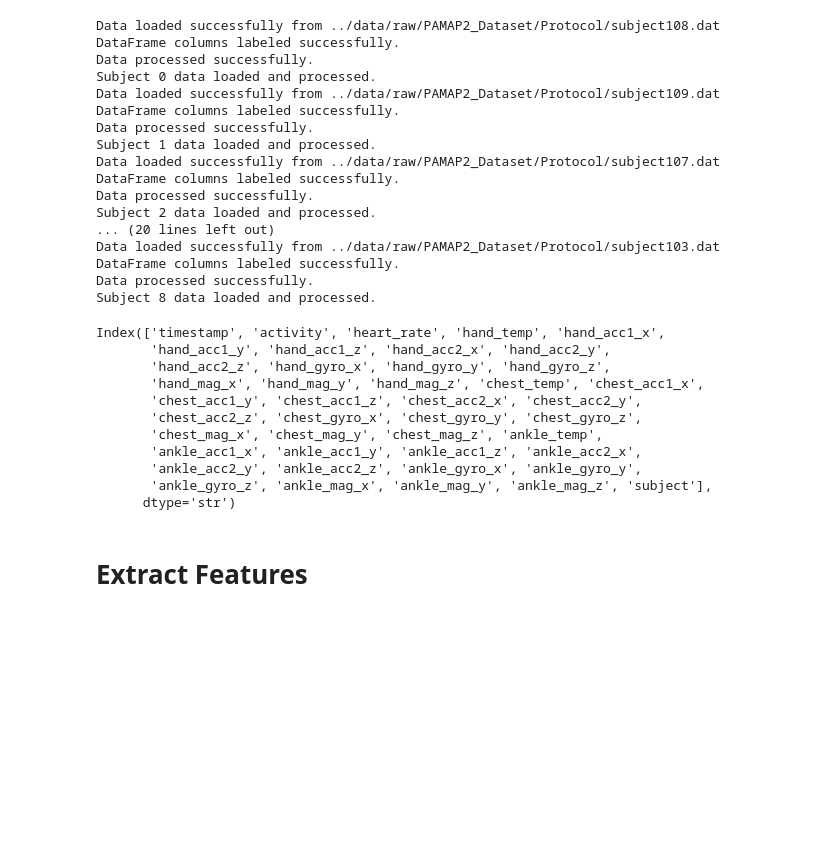
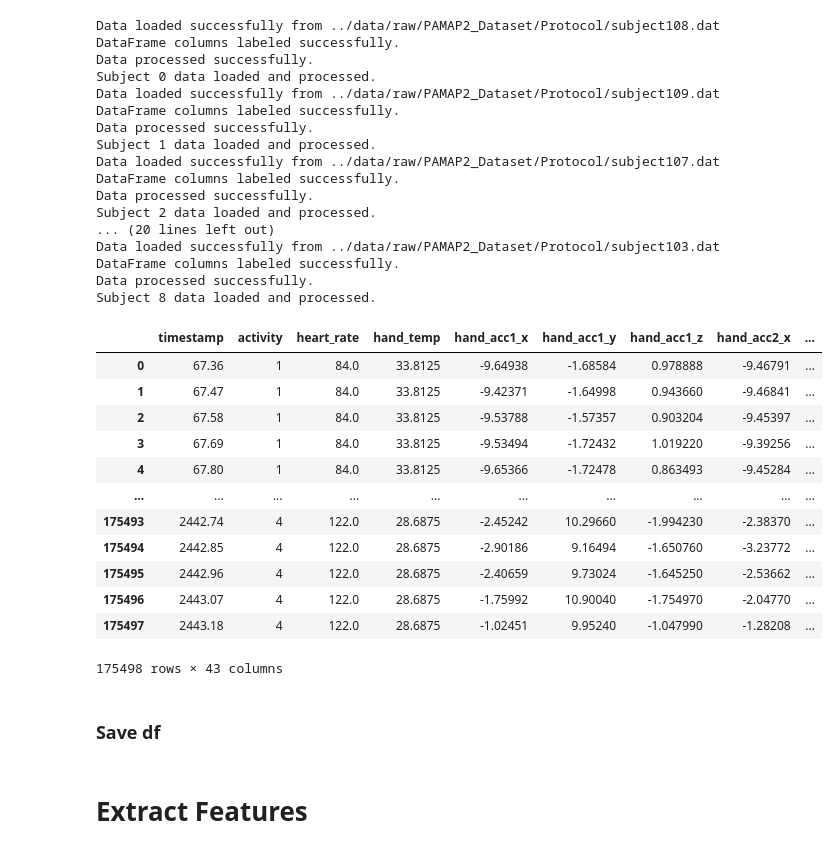
Before and after one commit to Ryaspen12/ML_practice_projects, a Jupyter notebook: Project_1_Gait_Classification/notebooks/load_visualize_data.ipynb, the cells around one changed output. Saved outputs shown, nothing was run; the diff lists cells and outputs as text; code cells hidden in the pictures; blank space fills up the shorter version.

```diff
--- a/Project_1_Gait_Classification/notebooks/load_visualize_data.ipynb
+++ b/Project_1_Gait_Classification/notebooks/load_visualize_data.ipynb
@@ -103,7 +18,7 @@ def load_all_subjects(data_dir):
 ## Load Data
 # %%
 data_dir = "../data/raw/PAMAP2_Dataset/Protocol/"
-df = load_all_subjects(data_dir)
+df = prep.load_all_subjects(data_dir)
 # %% [output]
 Data loaded successfully from ../data/raw/PAMAP2_Dataset/Protocol/subject108.dat
 DataFrame columns labeled successfully.
@@ -123,16 +38,20 @@ DataFrame columns labeled successfully.
 Data processed successfully.
 Subject 8 data loaded and processed.
 # %%
-df.columns
+df
 # %% [output]
+|  | timestamp | activity | heart_rate | hand_temp | hand_acc1_x | hand_acc1_y | hand_acc1_z | hand_acc2_x | ... |
+| 0 | 67.36 | 1 | 84.0 | 33.8125 | -9.64938 | -1.68584 | 0.978888 | -9.46791 | ... |
+| 1 | 67.47 | 1 | 84.0 | 33.8125 | -9.42371 | -1.64998 | 0.943660 | -9.46841 | ... |
+| 2 | 67.58 | 1 | 84.0 | 33.8125 | -9.53788 | -1.57357 | 0.903204 | -9.45397 | ... |
+| 3 | 67.69 | 1 | 84.0 | 33.8125 | -9.53494 | -1.72432 | 1.019220 | -9.39256 | ... |
+| 4 | 67.80 | 1 | 84.0 | 33.8125 | -9.65366 | -1.72478 | 0.863493 | -9.45284 | ... |
+| ... | ... | ... | ... | ... | ... | ... | ... | ... | ... |
+| 175493 | 2442.74 | 4 | 122.0 | 28.6875 | -2.45242 | 10.29660 | -1.994230 | -2.38370 | ... |
+| 175494 | 2442.85 | 4 | 122.0 | 28.6875 | -2.90186 | 9.16494 | -1.650760 | -3.23772 | ... |
+| 175495 | 2442.96 | 4 | 122.0 | 28.6875 | -2.40659 | 9.73024 | -1.645250 | -2.53662 | ... |
+| 175496 | 2443.07 | 4 | 122.0 | 28.6875 | -1.75992 | 10.90040 | -1.754970 | -2.04770 | ... |
+| 175497 | 2443.18 | 4 | 122.0 | 28.6875 | -1.02451 | 9.95240 | -1.047990 | -1.28208 | ... |
-Index(['timestamp', 'activity', 'heart_rate', 'hand_temp', 'hand_acc1_x',
-       'hand_acc1_y', 'hand_acc1_z', 'hand_acc2_x', 'hand_acc2_y',
-       'hand_acc2_z', 'hand_gyro_x', 'hand_gyro_y', 'hand_gyro_z',
-       'hand_mag_x', 'hand_mag_y', 'hand_mag_z', 'chest_temp', 'chest_acc1_x',
-       'chest_acc1_y', 'chest_acc1_z', 'chest_acc2_x', 'chest_acc2_y',
-       'chest_acc2_z', 'chest_gyro_x', 'chest_gyro_y', 'chest_gyro_z',
-       'chest_mag_x', 'chest_mag_y', 'chest_mag_z', 'ankle_temp',
-       'ankle_acc1_x', 'ankle_acc1_y', 'ankle_acc1_z', 'ankle_acc2_x',
-       'ankle_acc2_y', 'ankle_acc2_z', 'ankle_gyro_x', 'ankle_gyro_y',
-       'ankle_gyro_z', 'ankle_mag_x', 'ankle_mag_y', 'ankle_mag_z', 'subject'],
-      dtype='str')
+175498 rows × 43 columns
+# %% [markdown]
+### Save df
```
Also changed, not shown: parts of 8 cells of this notebook, 7 other files.
